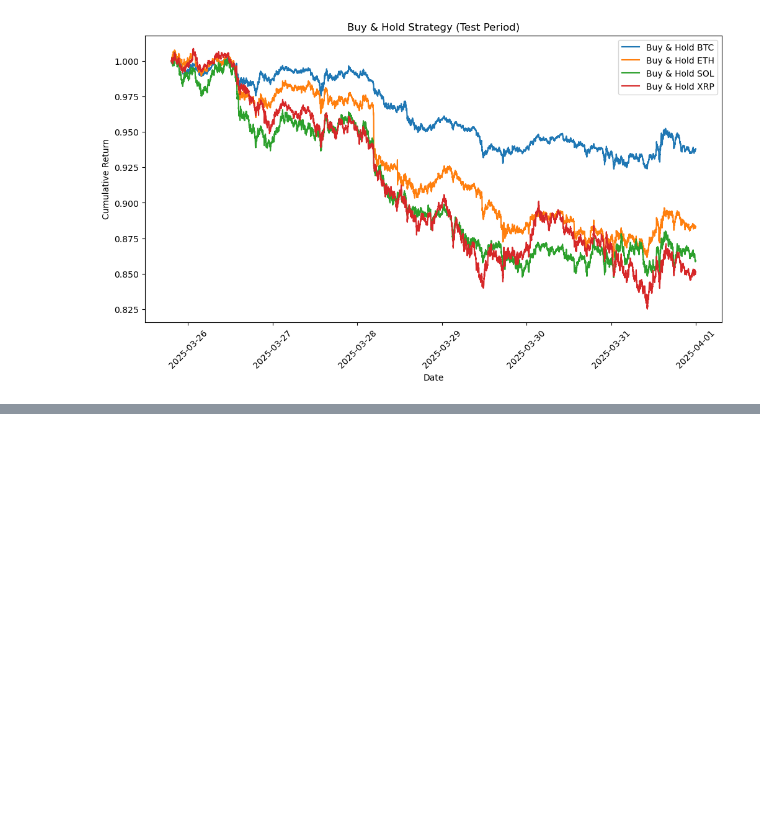
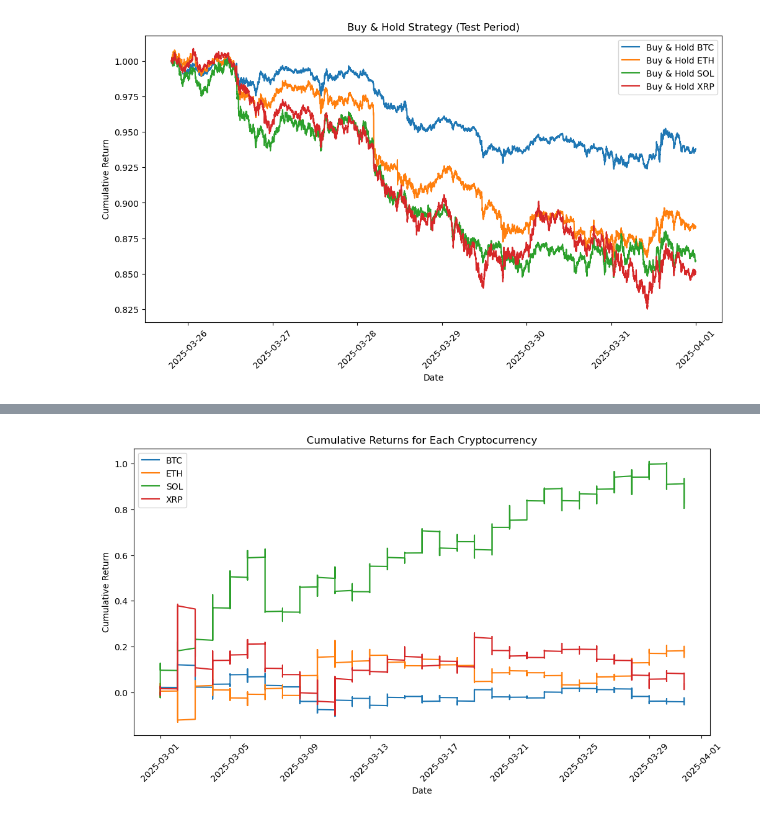
Before and after one commit to onepersonhere/4211-project, a Jupyter notebook: crypto/improved_model.ipynb, the cells around one changed output, grey strips where cells are left out. Cells and saved outputs as stored; diff of their text form; code cells hidden in the pictures; blank space fills up the shorter version.

Commit message:
clean up model

```diff
--- a/crypto/improved_model.ipynb
+++ b/crypto/improved_model.ipynb
@@ -1163,0 +860,8 @@ plot_buy_and_hold_test_period(validation)
+# %%
+# Log trades and update cumulative returns
+sol_trades_2 = log_trades(s_dates_2, s_y_2.flatten(), s_y_pred_2.flatten(), s_close_prices_2, 'SOL')
+all_trades_2.append(sol_trades_2)
+# %%
+Token = 'XRP'
+print(f"Processing {Token}...")
+xrp_model_2, xrp_y_2, xrp_y_pred_2, xrp_dates_2, xrp_close_prices_2 = train_and_evaluate_model_validation(df2, feature_cols2, validation2, Token)
@@ -1163,0 +895,15 @@ plot_buy_and_hold_test_period(validation)
+# %%
+# Log trades and update cumulative returns
+xrp_trades_2 = log_trades(xrp_dates_2, xrp_y_2.flatten(), xrp_y_pred_2.flatten(), xrp_close_prices_2, 'XRP')
+all_trades_2.append(xrp_trades_2)
+# %%
+all_trades_2 = [btc_trades_2, eth_trades_2, sol_trades_2, xrp_trades_2]
+# %%
+
+# Combine all trades into a single DataFrame
+all_trades_2_df = pd.concat(all_trades_2, ignore_index=True)
+
+# Plot cumulative returns for all stocks
+plot_cumulative_returns(all_trades_2_df)
+# %% [output]
+[figure, added]
```
Also changed, not shown: parts of 76 cells of this notebook, 1 other file.
